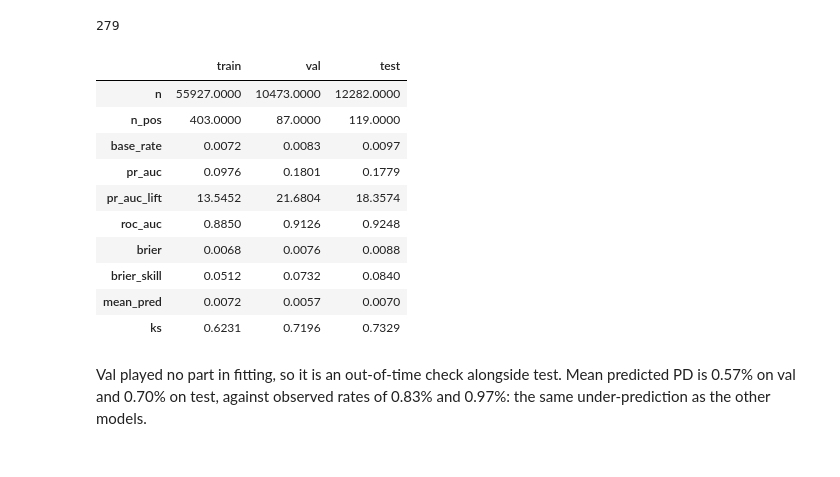
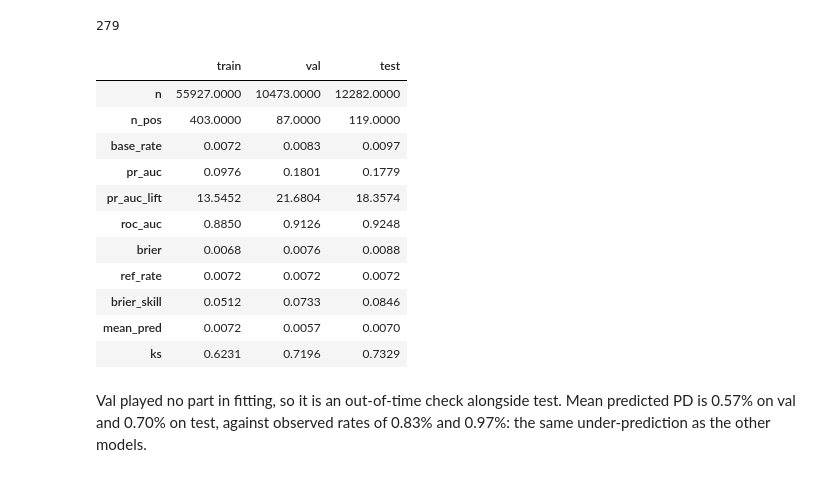
Before and after one commit to leoamullins/corporate-default-pd, a Jupyter notebook: notebooks/05_lightgbm.ipynb, the cells around one changed output. Saved outputs shown, nothing was run; the diff lists cells and outputs as text; code cells hidden in the pictures.

```diff
--- a/notebooks/05_lightgbm.ipynb
+++ b/notebooks/05_lightgbm.ipynb
@@ -208,17 +209,18 @@ n_trees
 # %% [output]
 279
 # %%
-pd.DataFrame({n: evaluate(d["default"], model.predict_proba(d[FEATURES])[:, 1]) for n, d in splits.items()}).round(4)
+pd.DataFrame({n: evaluate(d["default"], model.predict_proba(d[FEATURES])[:, 1], train["default"].mean()) for n, d in splits.items()}).round(4)
 # %% [output]
 |  | train | val | test |
 | n | 55927.0000 | 10473.0000 | 12282.0000 |
 | n_pos | 403.0000 | 87.0000 | 119.0000 |
 | base_rate | 0.0072 | 0.0083 | 0.0097 |
 | pr_auc | 0.0976 | 0.1801 | 0.1779 |
 | pr_auc_lift | 13.5452 | 21.6804 | 18.3574 |
 | roc_auc | 0.8850 | 0.9126 | 0.9248 |
 | brier | 0.0068 | 0.0076 | 0.0088 |
-| brier_skill | 0.0512 | 0.0732 | 0.0840 |
+| ref_rate | 0.0072 | 0.0072 | 0.0072 |
+| brier_skill | 0.0512 | 0.0733 | 0.0846 |
 | mean_pred | 0.0072 | 0.0057 | 0.0070 |
 | ks | 0.6231 | 0.7196 | 0.7329 |
 # %% [markdown]
```
Also changed, not shown: parts of 3 cells of this notebook, 7 other files.
